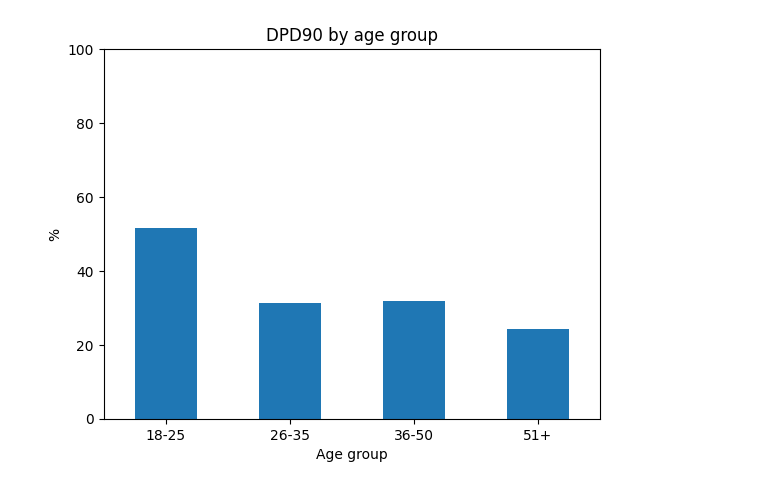
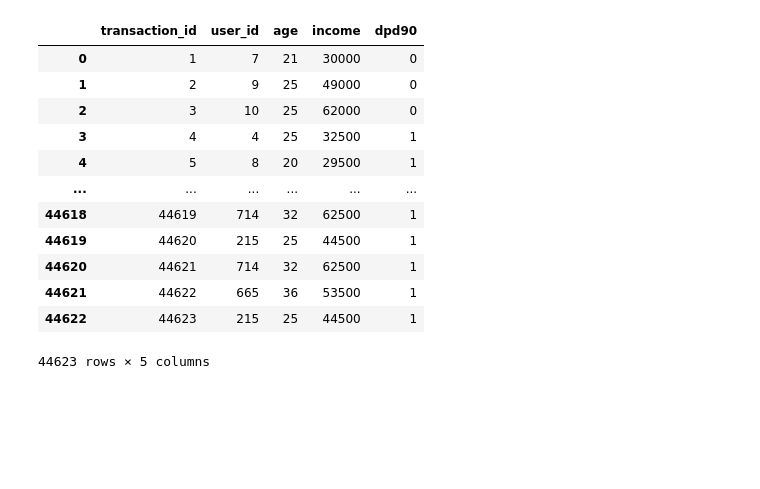
Before and after one commit to karciszuk/vbassigment, a Jupyter notebook: notebooks/payment.ipynb, the cells around one changed output. Drawn from its saved outputs; the diff is of its cells as text; code cells hidden in the pictures; blank space fills up the shorter version.

```diff
--- a/notebooks/payment.ipynb
+++ b/notebooks/payment.ipynb
@@ -11,42 +10,40 @@ t_df = executor.execute_query(query.calculate_dpd90_trend())
 # %%
 dpd = df.copy()
 scheduled_date = pd.to_datetime(dpd["scheduled_date"])
 payment_date = pd.to_datetime(dpd["payment_date"])
 today = pd.Timestamp.today()
 
 conditions = [
     payment_date > scheduled_date,
     payment_date.isna(),
     payment_date <= scheduled_date,
 ]
 
 choices = [
     (payment_date - scheduled_date).dt.days,
     np.maximum((today - scheduled_date).dt.days, 0),
     0,
 ]
 
 dpd["dpd"] = np.select(conditions, choices, default=0)
 dpd = dpd.drop(columns=["payment_date", "scheduled_date"])
 
 dpd90 = dpd.copy()
 dpd90["dpd90"] = (dpd90["dpd"] >= 90).astype(int)
 dpd90 = dpd90.groupby("transaction_id").agg({"dpd90": "max"})
 dpd90 = t_df.merge(dpd90, on="transaction_id", how="left")
+dpd90
+# %% [output]
+|  | transaction_id | user_id | age | income | dpd90 |
+| 0 | 1 | 7 | 21 | 30000 | 0 |
+| 1 | 2 | 9 | 25 | 49000 | 0 |
+| 2 | 3 | 10 | 25 | 62000 | 0 |
+| 3 | 4 | 4 | 25 | 32500 | 1 |
+| 4 | 5 | 8 | 20 | 29500 | 1 |
+| ... | ... | ... | ... | ... | ... |
+| 44618 | 44619 | 714 | 32 | 62500 | 1 |
+| 44619 | 44620 | 215 | 25 | 44500 | 1 |
+| 44620 | 44621 | 714 | 32 | 62500 | 1 |
+| 44621 | 44622 | 665 | 36 | 53500 | 1 |
+| 44622 | 44623 | 215 | 25 | 44500 | 1 |
+44623 rows × 5 columns
-# %%
-bins = [18, 26, 36, 51, 100]
-labels = ["18-25", "26-35", "36-50", "51+"]
-
-dpd90_rates_age = dpd90.copy().drop(columns="income")
-dpd90_rates_age["group_age"] = pd.cut(dpd90_rates_age["age"], bins=bins, labels=labels)
-dpd90_rates_age = dpd90_rates_age.groupby("group_age", observed=True).agg(
-    dpd90_rate=("dpd90", lambda x: (x.mean() * 100).round(2))
-)
-dpd90_rates_age["dpd90_rate"].plot(
-    kind="bar", ylim=(0, 100), title="DPD90 by age group"
-)
-plt.xticks(rotation=0)
-plt.xlabel("Age group")
-plt.ylabel("%");
-# %% [output]
-[figure, removed]
```
Also changed, not shown: parts of 4 cells of this notebook, 3 other files.
